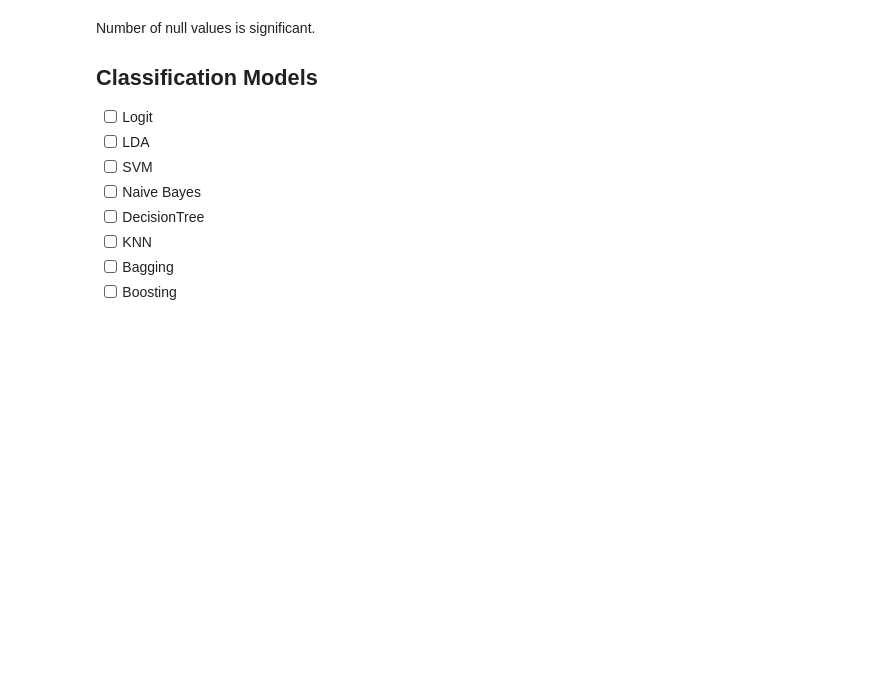
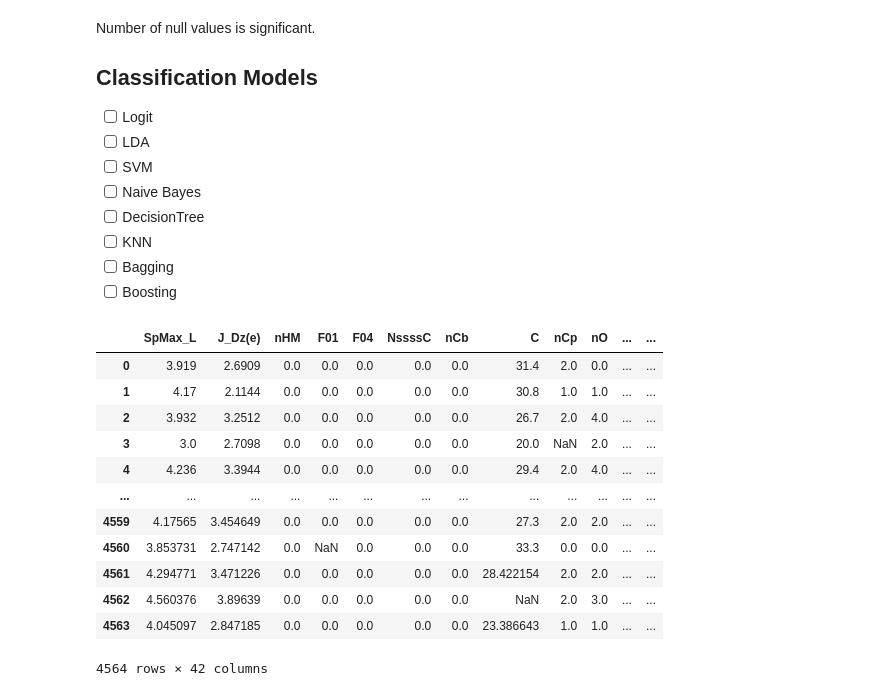
Before and after one commit to joelpoliveira/AprendizagemAutomatica-Projeto, a Jupyter notebook: Projeto2/Main_Joel.ipynb, the cells around one changed output. Saved outputs shown, nothing was run; the diff lists cells and outputs as text; code cells hidden in the pictures; blank space fills up the shorter version.

```diff
--- a/Projeto2/Main_Joel.ipynb
+++ b/Projeto2/Main_Joel.ipynb
@@ -47,3 +49,21 @@ sns.pairplot( data = df, hue = "Biodegradable" );
 plt.show()
 # %%
 #independent 95% - 355
+# %%
+X=df.values
+y=df.columns
+pd.DataFrame(X,columns=y)
+# %% [output]
+|  | SpMax_L | J_Dz(e) | nHM | F01 | F04 | NssssC | nCb | C | nCp | nO | ... | ... |
+| 0 | 3.919 | 2.6909 | 0.0 | 0.0 | 0.0 | 0.0 | 0.0 | 31.4 | 2.0 | 0.0 | ... | ... |
+| 1 | 4.17 | 2.1144 | 0.0 | 0.0 | 0.0 | 0.0 | 0.0 | 30.8 | 1.0 | 1.0 | ... | ... |
+| 2 | 3.932 | 3.2512 | 0.0 | 0.0 | 0.0 | 0.0 | 0.0 | 26.7 | 2.0 | 4.0 | ... | ... |
+| 3 | 3.0 | 2.7098 | 0.0 | 0.0 | 0.0 | 0.0 | 0.0 | 20.0 | NaN | 2.0 | ... | ... |
+| 4 | 4.236 | 3.3944 | 0.0 | 0.0 | 0.0 | 0.0 | 0.0 | 29.4 | 2.0 | 4.0 | ... | ... |
+| ... | ... | ... | ... | ... | ... | ... | ... | ... | ... | ... | ... | ... |
+| 4559 | 4.17565 | 3.454649 | 0.0 | 0.0 | 0.0 | 0.0 | 0.0 | 27.3 | 2.0 | 2.0 | ... | ... |
+| 4560 | 3.853731 | 2.747142 | 0.0 | NaN | 0.0 | 0.0 | 0.0 | 33.3 | 0.0 | 0.0 | ... | ... |
+| 4561 | 4.294771 | 3.471226 | 0.0 | 0.0 | 0.0 | 0.0 | 0.0 | 28.422154 | 2.0 | 2.0 | ... | ... |
+| 4562 | 4.560376 | 3.89639 | 0.0 | 0.0 | 0.0 | 0.0 | 0.0 | NaN | 2.0 | 3.0 | ... | ... |
+| 4563 | 4.045097 | 2.847185 | 0.0 | 0.0 | 0.0 | 0.0 | 0.0 | 23.386643 | 1.0 | 1.0 | ... | ... |
+4564 rows × 42 columns
```
Also changed, not shown: parts of 5 cells of this notebook.
